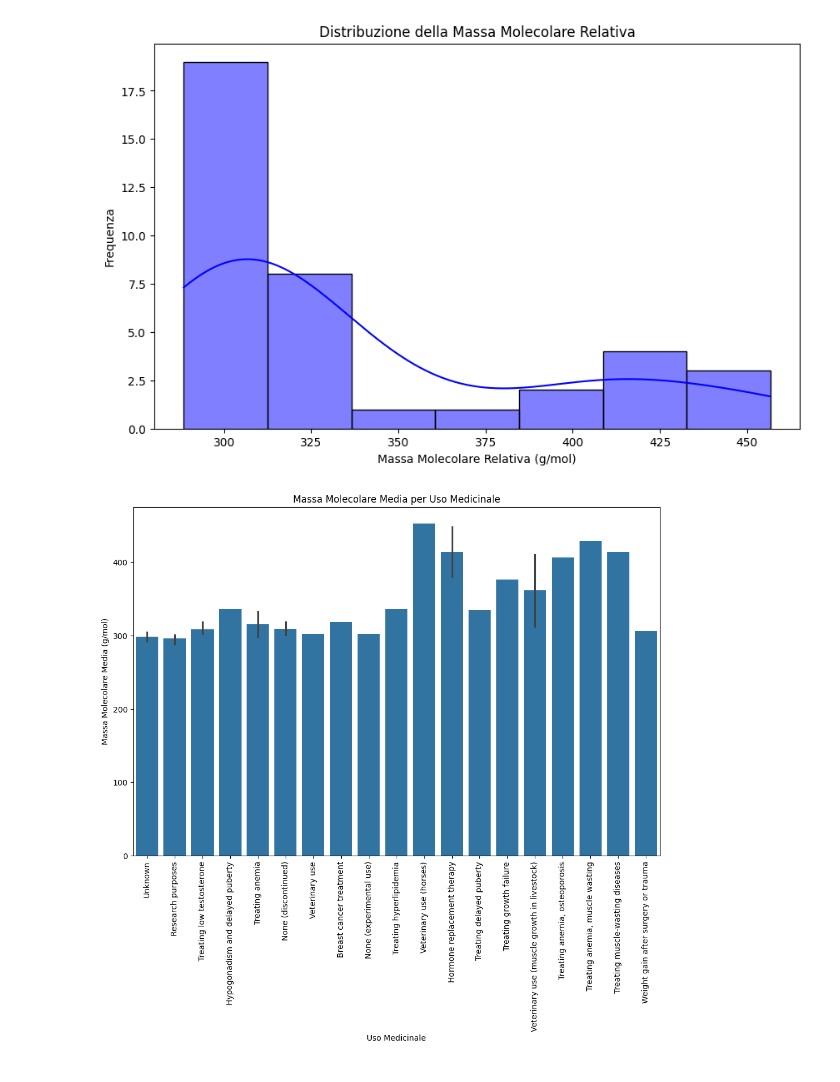
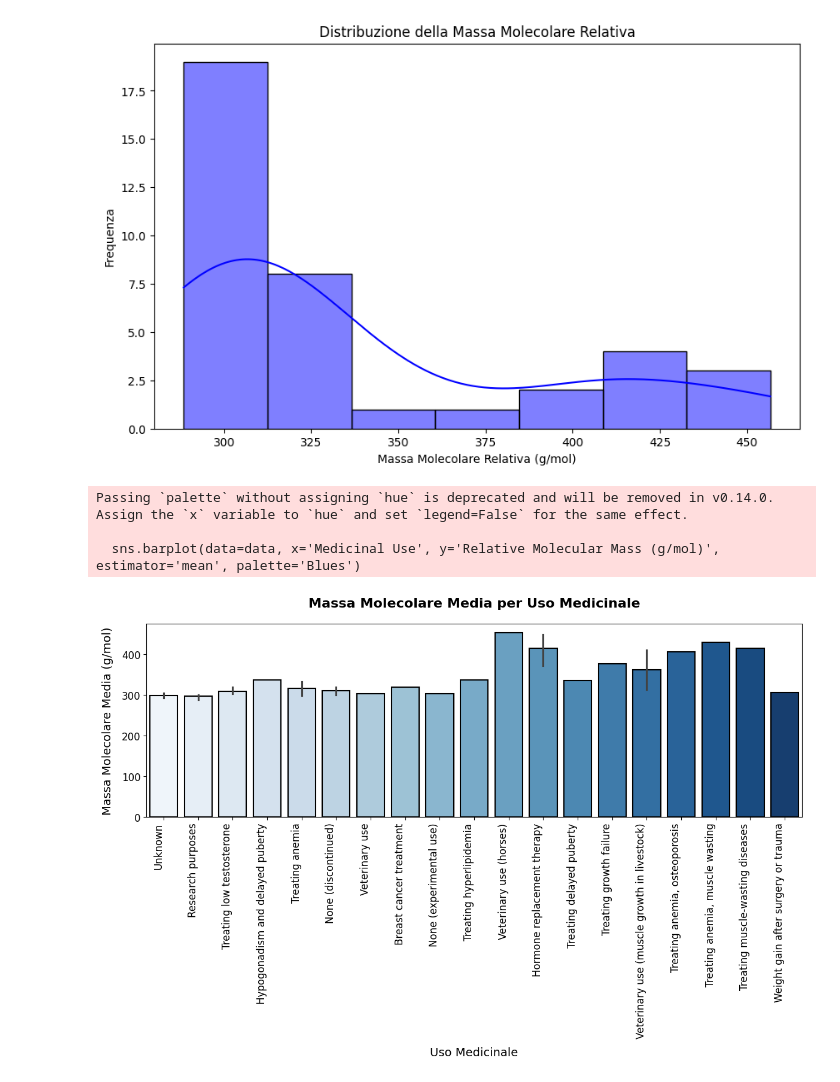
Before and after one commit to manu4280572657/Progetto_Data_Mining, a Jupyter notebook: Anabolic_Steroids.ipynb, the cells around one changed output. Saved outputs shown, nothing was run; the diff lists cells and outputs as text; code cells hidden in the pictures.

```diff
--- a/Anabolic_Steroids.ipynb
+++ b/Anabolic_Steroids.ipynb
@@ -38,11 +38,33 @@ plt.show()
 [figure]
 # %%
 plt.figure(figsize=(12, 8))
-sns.barplot(data=data, x='Medicinal Use', y='Relative Molecular Mass (g/mol)', estimator='mean')
-plt.xticks(rotation=90)
-plt.title('Massa Molecolare Media per Uso Medicinale')
-plt.xlabel('Uso Medicinale')
-plt.ylabel('Massa Molecolare Media (g/mol)')
+
+# Usare una palette di colori interessante per le barre
+sns.barplot(data=data, x='Medicinal Use', y='Relative Molecular Mass (g/mol)', estimator='mean', palette='Blues')
+
+# Ruotare le etichette lungo l'asse x per una migliore leggibilità
+plt.xticks(rotation=90, ha='right', fontsize=12)
+
+# Titolo e etichette con dimensioni e stile migliorato
+plt.title('Massa Molecolare Media per Uso Medicinale', fontsize=16, fontweight='bold', pad=20)
+plt.xlabel('Uso Medicinale', fontsize=14, labelpad=10)
+plt.ylabel('Massa Molecolare Media (g/mol)', fontsize=14, labelpad=10)
+
+# Aggiungere bordi neri alle barre
+for bar in plt.gca().patches:
+    bar.set_edgecolor('black')
+    bar.set_linewidth(1.5)
+
+# Migliorare la visibilità e la disposizione delle etichette
+plt.tick_params(axis='both', which='major', labelsize=12)
+
+# Ottimizzare il layout per evitare sovrapposizioni
+plt.tight_layout()
+
+# Mostrare il grafico
 plt.show()
 # %% [output]
+Passing `palette` without assigning `hue` is deprecated and will be removed in v0.14.0. Assign the `x` variable to `hue` and set `legend=False` for the same effect.
+
+  sns.barplot(data=data, x='Medicinal Use', y='Relative Molecular Mass (g/mol)', estimator='mean', palette='Blues')
-[figure, old version]
+[figure, new version]
```
Also changed, not shown: parts of 5 cells of this notebook.
